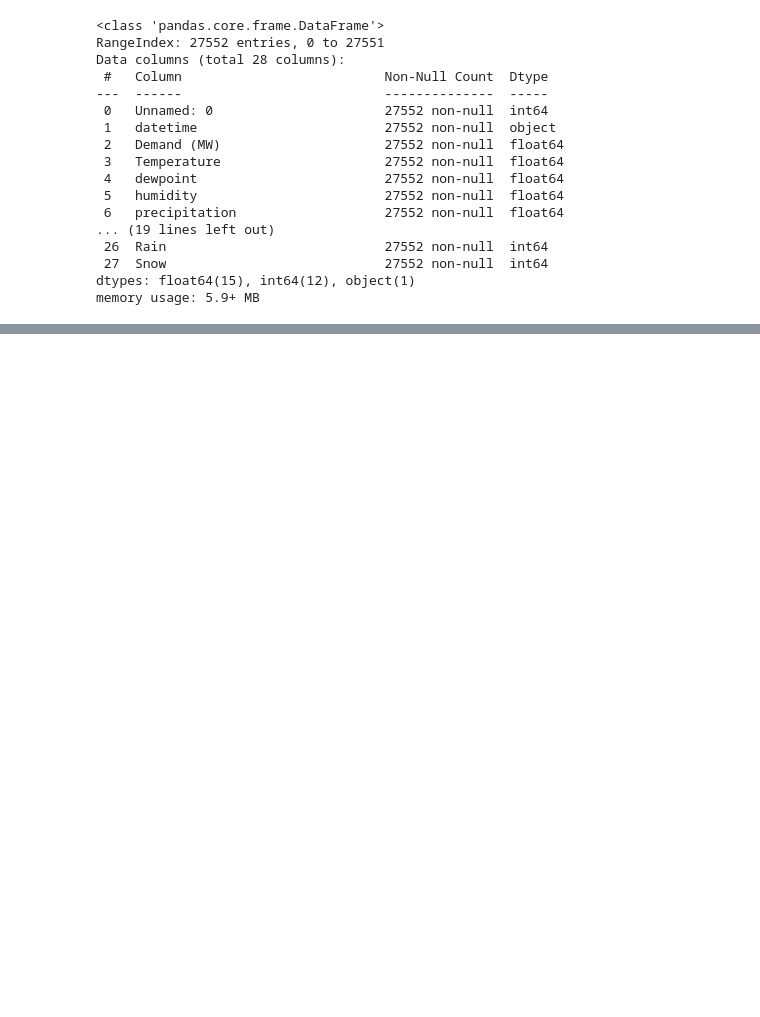
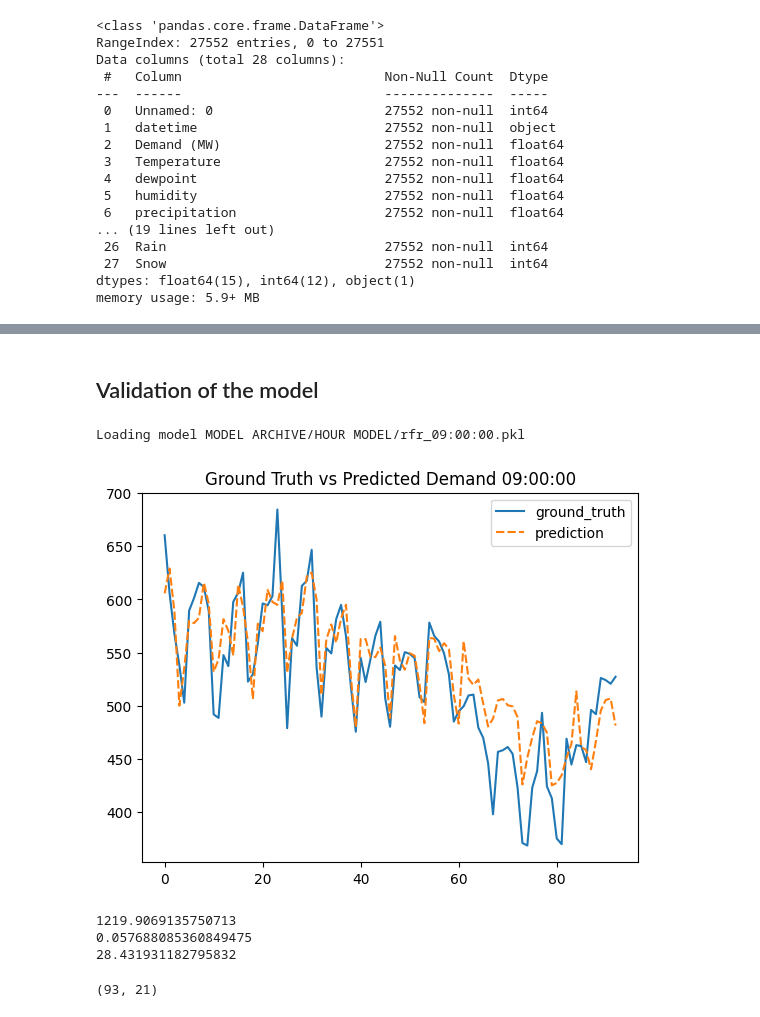
Before and after one commit to NirajanBekoju/Energy-Forecasting, a Jupyter notebook: 12. Hourly Demand Multivariate Forecasting using Random Forest Regressor.ipynb, the cells around one changed output, grey strips where cells are left out. Saved outputs shown, nothing was run; the diff lists cells and outputs as text; code cells hidden in the pictures; blank space fills up the shorter version.

```diff
--- a/12. Hourly Demand Multivariate Forecasting using Random Forest Regressor.ipynb
+++ b/12. Hourly Demand Multivariate Forecasting using Random Forest Regressor.ipynb
@@ -157,0 +178,46 @@ if save_model:
+# %% [markdown]
+## Validation of the model
+# %%
+hour = "09:00:00"
+model_path = f"MODEL ARCHIVE/HOUR MODEL/rfr_{hour}.pkl"
+print(f"Loading model {model_path}")
+loaded_model = joblib.load(model_path)
+
+hour_data_df = data_df[data_df["time"] == hour]
+hour_data_df.reset_index(inplace=True)
+# hour_data_df.head()
+
+series = pd.DataFrame(hour_data_df["Demand (MW)"])
+values = series.values
+# Use first 10% of dataset as the test dataset
+# Use 90 % of data as train dataset
+# 10% of total data (27552) = 5510
+first_20_percent_index = int(0.1 * len(values))
+test_values = values[:first_20_percent_index, :]
+# print(train_values.shape, test_values.shape)
+
+# 3 weeks of data is used as prior data => 24 * 7 * 3 = 504
+number_of_weeks = 3
+previous_data_dependency_hours = 7*number_of_weeks
+# transform the time series data into supervised learning
+test_supervised_data = series_to_supervised(test_values, n_in=previous_data_dependency_hours)
+
+test_X, test_y = test_supervised_data[:, :-1], test_supervised_data[:, -1]
+test_prediction = loaded_model.predict(test_X)
+
+plot_truth_vs_pred(test_y, test_prediction, number_to_plot=test_prediction.shape[0])
+# %% [output]
+Loading model MODEL ARCHIVE/HOUR MODEL/rfr_09:00:00.pkl
+[figure, added]
+# %%
+print(mean_squared_error(test_y, test_prediction))
+print(mean_absolute_percentage_error(test_y, test_prediction))
+print(mean_absolute_error(test_y, test_prediction))
+# %% [output]
+1219.9069135750713
+0.057688085360849475
+28.431931182795832
+# %%
+test_X.shape
+# %% [output]
+(93, 21)
```
Also changed, not shown: parts of 12 cells of this notebook, 2 other files.
